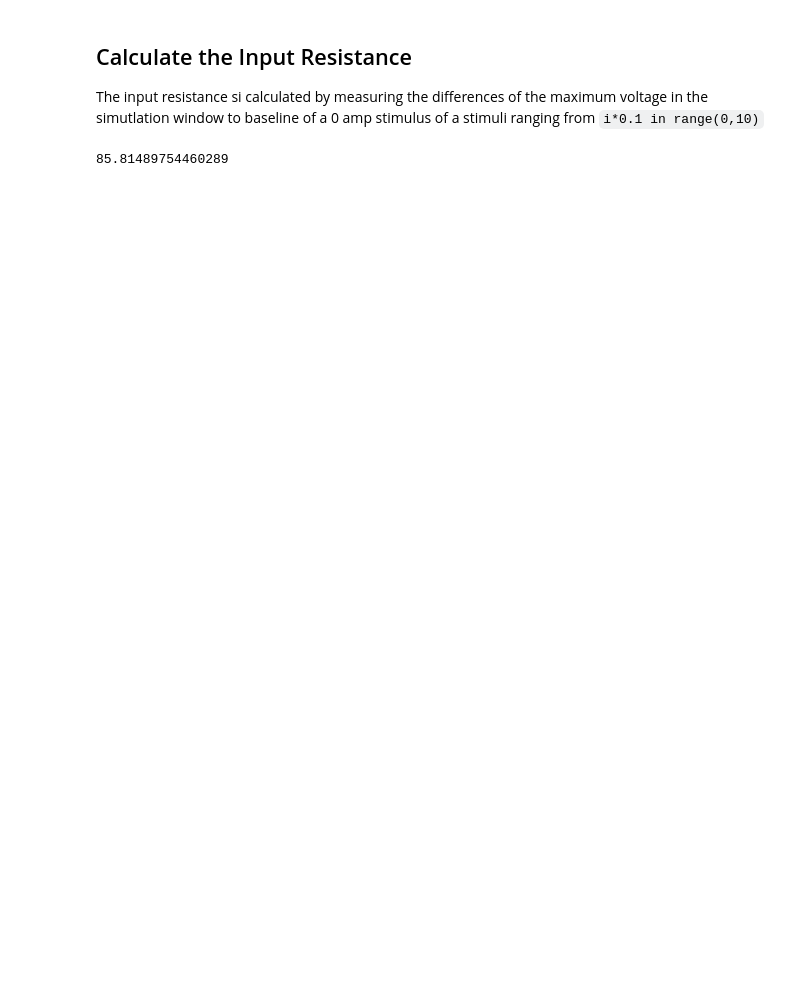
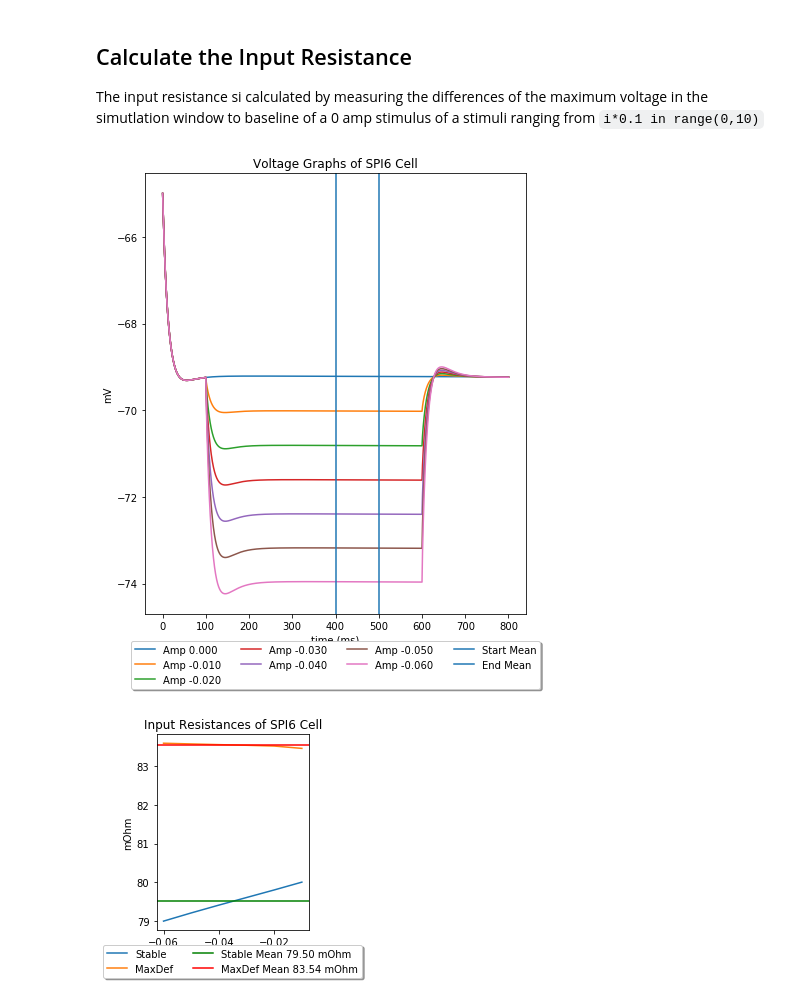
Before and after one commit to jhnnsrs/layer5-pyramidal-model, a Jupyter notebook: notebooks/Input Resistance.ipynb, the cells around one changed output. Cells and saved outputs as stored; diff of their text form; code cells hidden in the pictures; blank space fills up the shorter version.

```diff
--- a/notebooks/Input Resistance.ipynb
+++ b/notebooks/Input Resistance.ipynb
@@ -12,13 +12,11 @@ cellbuilder = layer_v_with_ais_test.SPI6
 ## Calculate the Input Resistance
 
 The input resistance si calculated by measuring the differences of the maximum voltage in the simutlation window to baseline of a 0 amp stimulus of a stimuli ranging from `i*0.1 in range(0,10)`
-# %%
-from helpers.generic import *
-
-inputresistances = calculateInputResistance(layer_v_with_ais_test.SPI6)
-inputresistances.mean()
-# %% [output]
-85.81489754460289
+# %%
+inputresistances = generic.calculateInputResistance(cellmodule.SPI6, mult=-0.010, iterations=7, plot=True)
+# %% [output]
+[figure, added]
+[figure, added]
 # %%
 import numpy as np
 from matplotlib import pyplot
```
Also changed, not shown: parts of 2 cells of this notebook, 15 other files.
